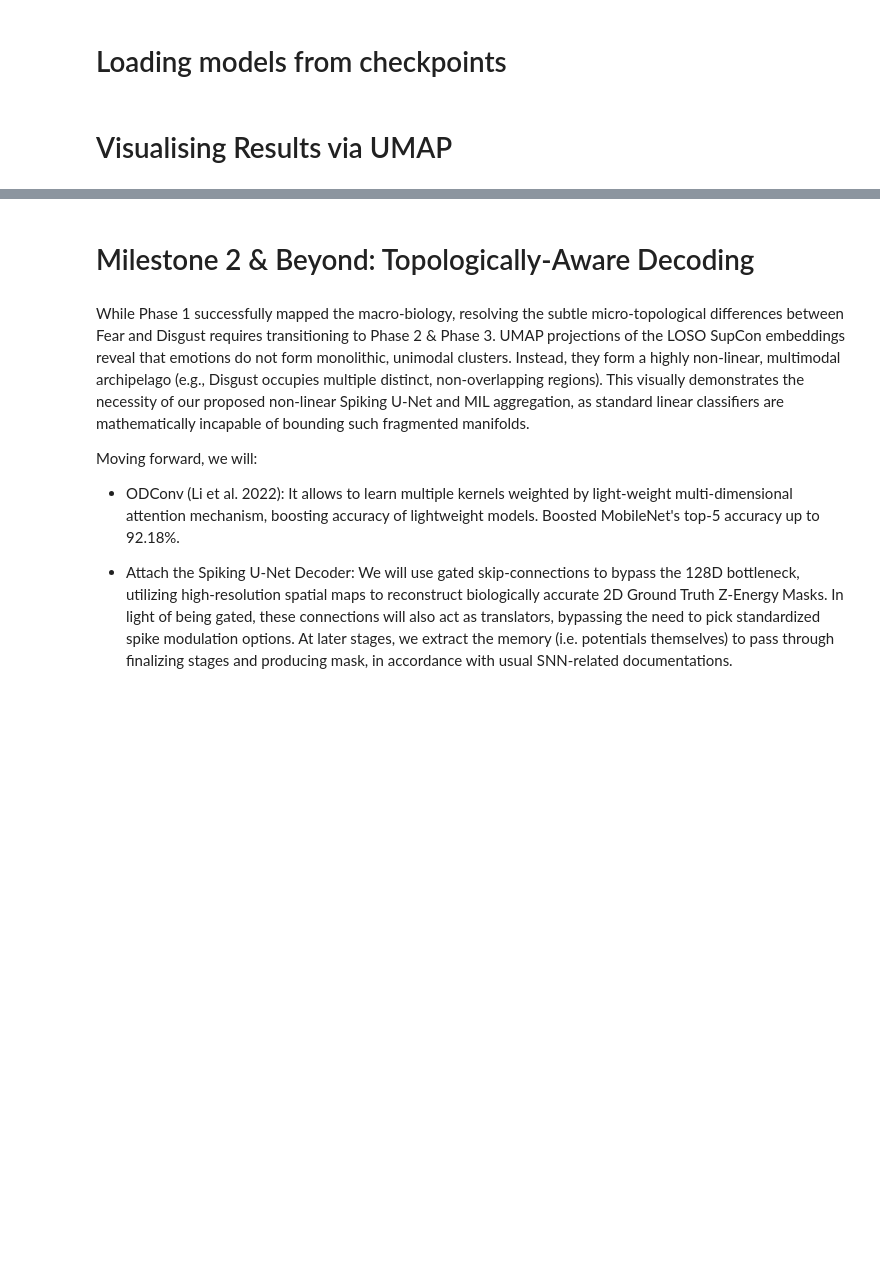
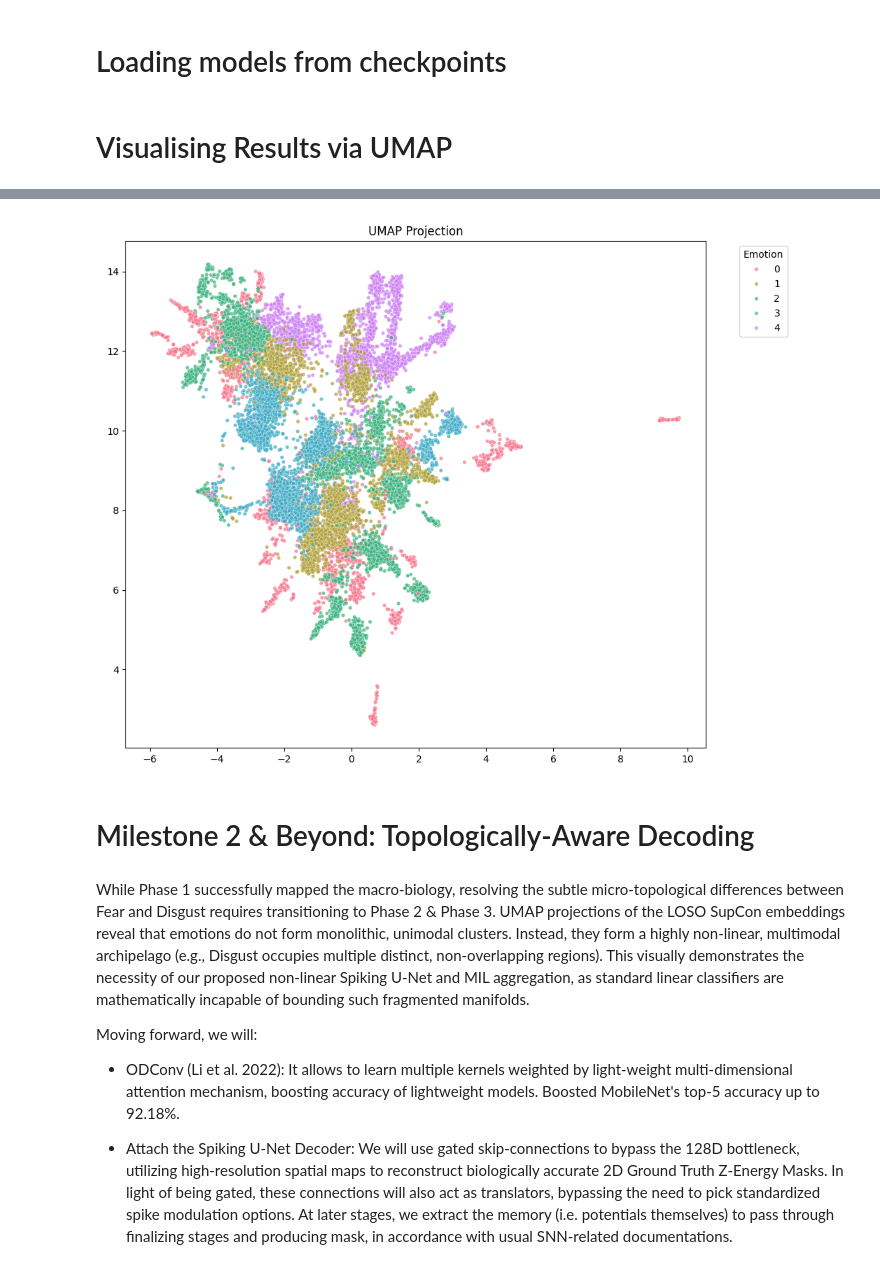
Before and after one commit to rseyfullayev/eeg_analysis_snn, a Jupyter notebook: milestones/Project Milestone 1.ipynb, the cells around one changed output, grey strips where cells are left out. Cells and saved outputs as stored; diff of their text form; code cells hidden in the pictures; blank space fills up the shorter version.

```diff
--- a/milestones/Project Milestone 1.ipynb
+++ b/milestones/Project Milestone 1.ipynb
@@ -217,3 +214,7 @@ embedding_loso, labels_loso = visualize_results(
+# %%
+display(Image(filename="./figures/umap_loso1.png"))
+# %% [output]
+[figure, added]
 # %% [markdown]
 # Milestone 2 & Beyond: Topologically-Aware Decoding
 # %% [markdown]
```
Also changed, not shown: parts of 6 cells of this notebook.
